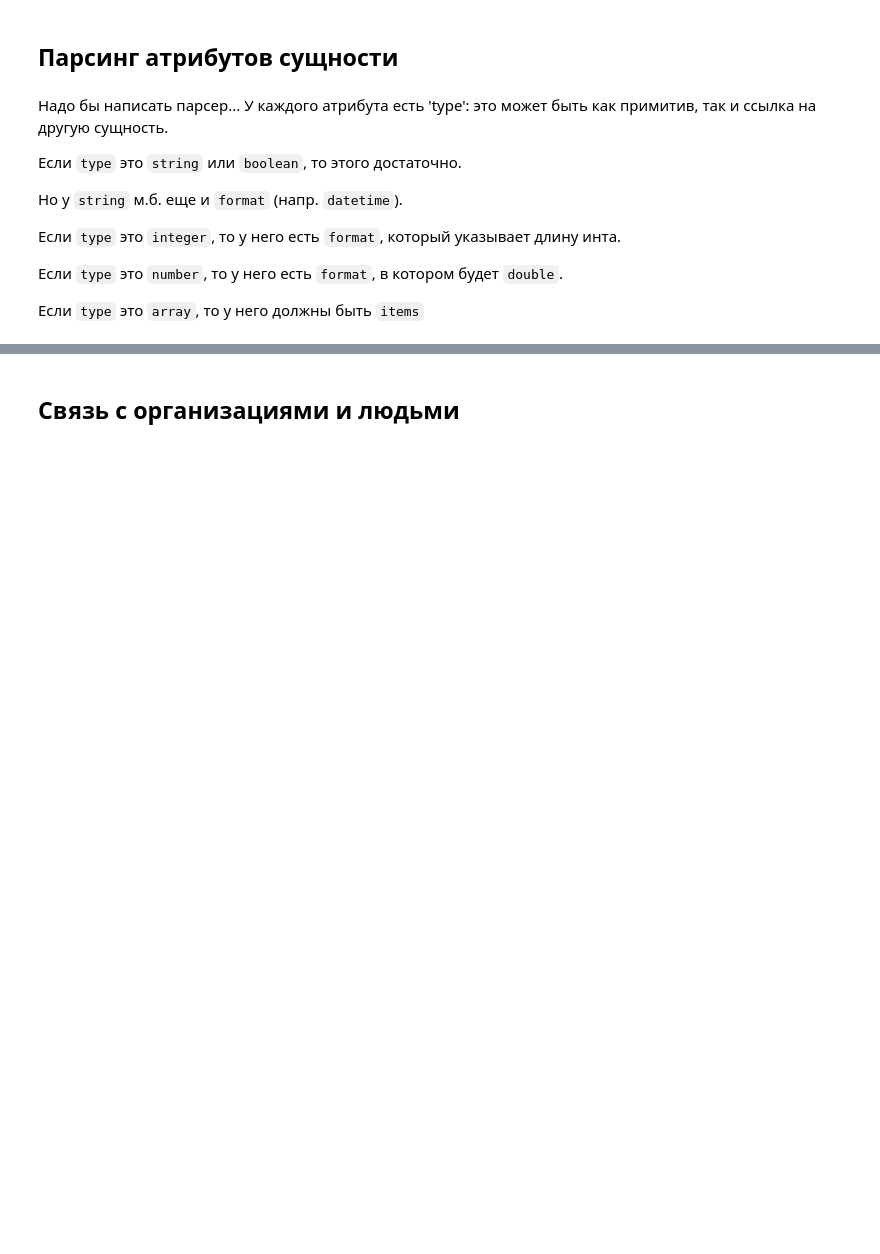
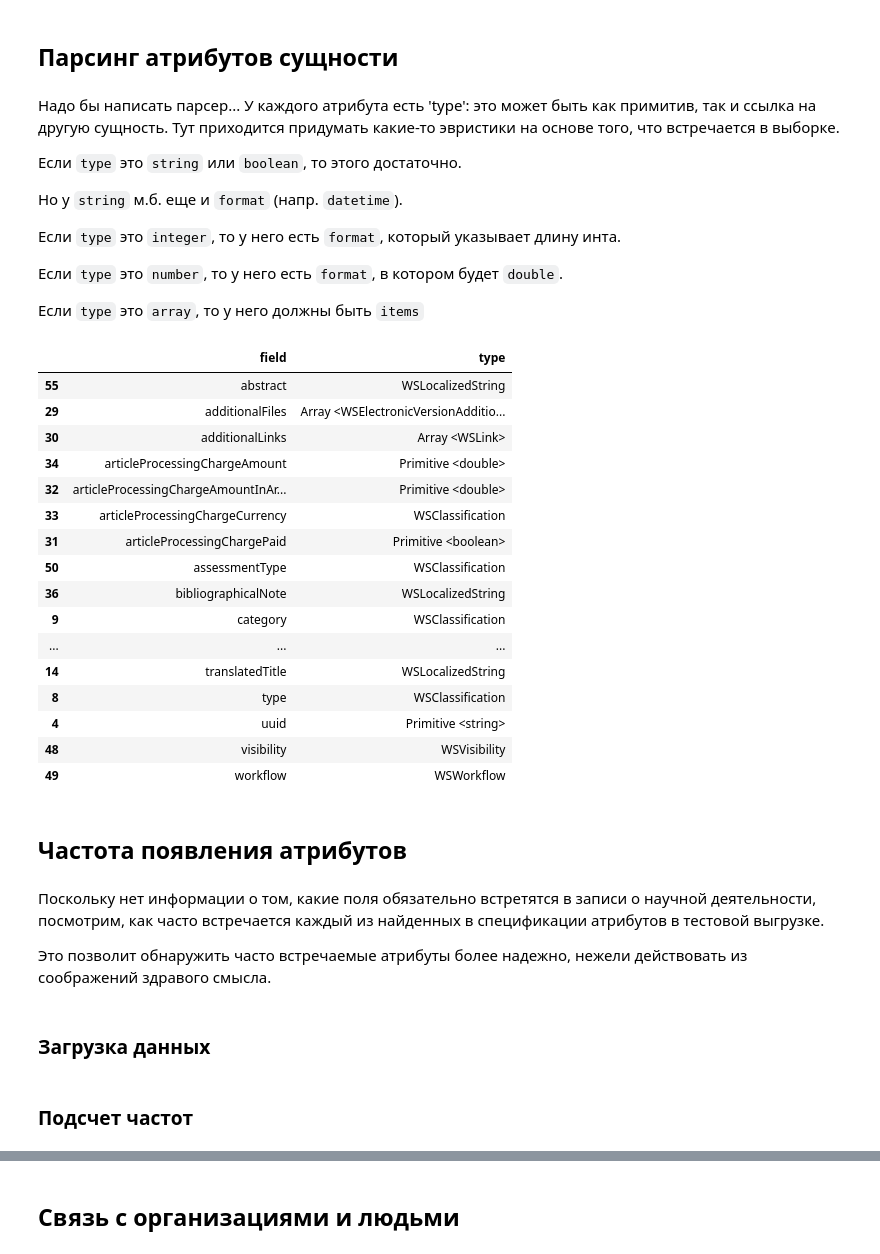
Before and after one commit to citec-spbu/Pure-ETL, a Jupyter notebook: experiments/explore-research-outputs/notebooks/explore.ipynb, the cells around one changed output, grey strips where cells are left out. Saved outputs shown, nothing was run; the diff lists cells and outputs as text; code cells hidden in the pictures; blank space fills up the shorter version.

```diff
--- a/experiments/explore-research-outputs/notebooks/explore.ipynb
+++ b/experiments/explore-research-outputs/notebooks/explore.ipynb
@@ -33,6 +40,7 @@ research_output_schema = data['definitions']['WSResearchOutput']['properties']
 # %% [markdown]
 Надо бы написать парсер...
 У каждого атрибута есть 'type': это может быть как примитив, так и ссылка на другую сущность.
+Тут приходится придумать какие-то эвристики на основе того, что встречается в выборке.
 
 Если `type` это `string` или `boolean`, то этого достаточно.
 
@@ -44,6 +52,15 @@ research_output_schema = data['definitions']['WSResearchOutput']['properties']
 
 Если `type` это `array`, то у него должны быть `items`
 # %%
+def fetch_schema(spec, schema_name):
+    # pass schema name according to swagger spec
+    # get nice pandas dataframe back
+
+    schema_object = spec['definitions'][schema_name]['properties']
+    parsed_schema = parse_schema(schema_object)
+
+    return pd.DataFrame(parsed_schema).sort_values(by='field')
+
 def parse_schema(schema):
     references = []
 
@@ -57,7 +74,7 @@ def parse_schema(schema):
                 row['type'] = entity
             case {'type': 'array', 'items': { 'type': field_type }}:
                 # likely this is a string then
-                row['type'] = f'Array <Primitive<{entity}>>'
+                row['type'] = f'Array <Primitive<{field_type}>>'
             case {'type': 'array', 'items': { '$ref': ref }}:
                 entity = ref.split('/')[-1]
                 row['type'] = f'Array <{entity}>'
@@ -78,4 +95,23 @@ def parse_schema(schema):
 
     return references
 # %%
-import pandas as pd
+research_schema_df = fetch_schema(api_spec, 'WSResearchOutput')
+research_schema_df
+# %% [output]
+|  | field | type |
+| 55 | abstract | WSLocalizedString |
+| 29 | additionalFiles | Array <WSElectronicVersionAdditio... |
+| 30 | additionalLinks | Array <WSLink> |
+| 34 | articleProcessingChargeAmount | Primitive <double> |
+| 32 | articleProcessingChargeAmountInAr... | Primitive <double> |
+| 33 | articleProcessingChargeCurrency | WSClassification |
+| 31 | articleProcessingChargePaid | Primitive <boolean> |
+| 50 | assessmentType | WSClassification |
+| 36 | bibliographicalNote | WSLocalizedString |
+| 9 | category | WSClassification |
+| ... | ... | ... |
+| 14 | translatedTitle | WSLocalizedString |
+| 8 | type | WSClassification |
+| 4 | uuid | Primitive <string> |
+| 48 | visibility | WSVisibility |
+| 49 | workflow | WSWorkflow |
@@ -85,0 +118,8 @@ research_df
+# %% [markdown]
+## Частота появления атрибутов
+# %% [markdown]
+Поскольку нет информации о том, какие поля обязательно встретятся в записи о научной деятельности, посмотрим, как часто встречается каждый из найденных в спецификации атрибутов в тестовой выгрузке.
+
+Это позволит обнаружить часто встречаемые атрибуты более надежно, нежели действовать из соображений здравого смысла.
+# %% [markdown]
+### Загрузка данных
@@ -85,0 +133,2 @@ research_df
+# %% [markdown]
+### Подсчет частот
```
Also changed, not shown: parts of 24 cells of this notebook.
